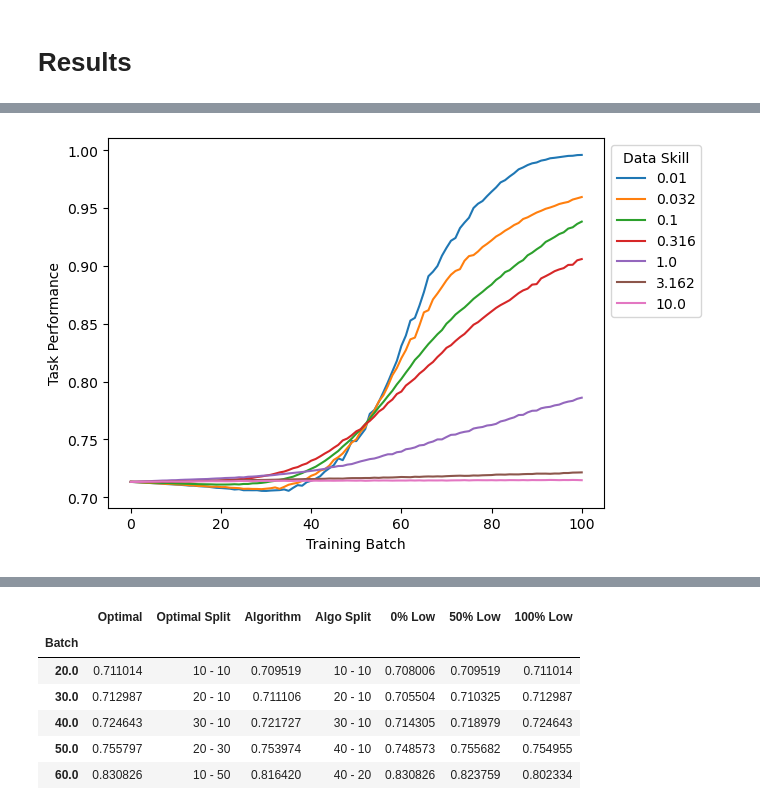
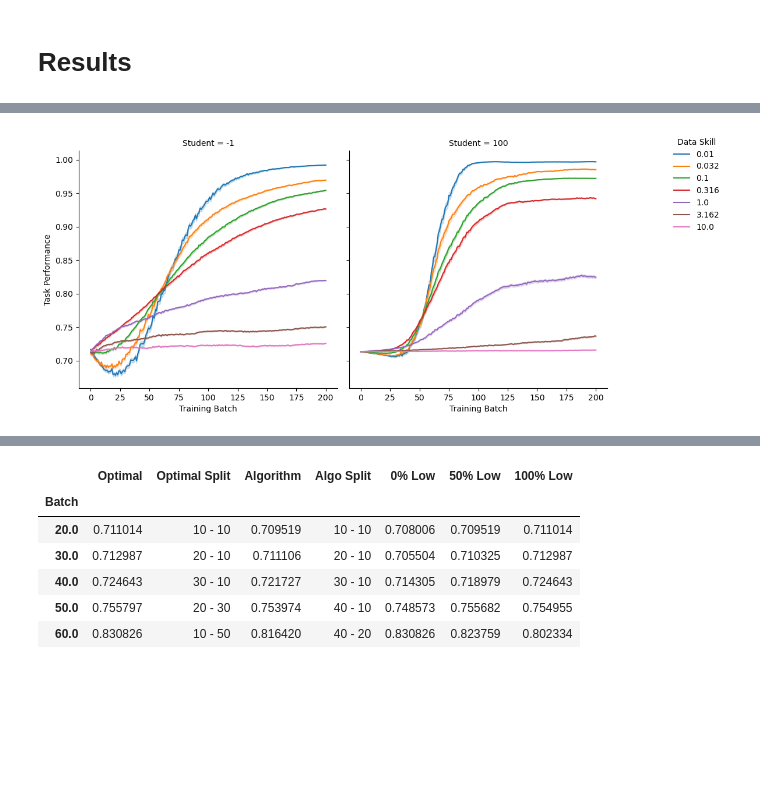
Before and after one commit to saumikn/gymnasium-test, a Jupyter notebook: tree.ipynb, the cells around one changed output, grey strips where cells are left out. Saved outputs shown, nothing was run; the diff lists cells and outputs as text; code cells hidden in the pictures; blank space fills up the shorter version.

```diff
--- a/tree.ipynb
+++ b/tree.ipynb
@@ -539,7 +253,7 @@ Wall time: 9min 28s
 # Results
 # %%
 %%time
-df = pd.read_csv('/storage1/fs1/chien-ju.ho/Active/gym/tree.txt',
+df = pd.read_csv('/storage1/fs1/chien-ju.ho/Active/gym/tree4.txt',
                  names=['Student','Teacher','Pct','Exp','Batch','Perf'],
                  sep = ';')
 df1 = df.groupby(['Student','Teacher','Pct','Batch','Exp']).Perf.mean().reset_index()
@@ -568,29 +281,31 @@ nb = 100
 # %%
-subs['one'] = [str([(k, int(v)) for k,v in i]) for i in [
-    [(0.010, nb)],
-    [(0.032, nb)],
-    [(0.100, nb*3)],
-    [(0.316, nb)],
-    [(1.000, nb)],
-    [(3.162, nb)],
-    [(10.000, nb)],
+subs['one'] = [str([(i, 200)]) for i in [
+    0.010,
+    0.032,
+    0.100,
+    0.316,
+    1.000,
+    3.162,
+    10.000,
 ]]
 
 df2 = df[df.Teacher.isin(subs['one'])]
-df2 = df2[df2.Batch <= 100]
+# df2 = df2[df2.Student==-1]
+df2 = df2[df2.Batch <= 200]
 df2['Teacher'] = df2.Teacher.apply(lambda x: str(eval(x)[0][0]))
 df2 = df2.sort_values('Teacher', key=lambda x: x.astype(float))
+df2 = df2.rename(columns={'Teacher':'Data Skill'})
 with warnings.catch_warnings():
     warnings.simplefilter(action='ignore', category=FutureWarning)
-    ax = sns.lineplot(df2.rename(columns={'Teacher':'Data Skill'}), x='Batch', y='Perf', hue='Data Skill', errorbar=None)
+    ax = sns.relplot(df2, kind='line', col='Student', x='Batch', y='Perf', hue='Data Skill', errorbar='se')
     sns.move_legend(ax, "upper left", bbox_to_anchor=(1, 1))
     ax.set(
         # title='Performance Improvement by Skill Level in Tree-Search Domain',
         xlabel='Training Batch',
         ylabel='Task Performance'
     )
-plt.savefig('images/tree-1.1.pdf', bbox_inches='tight')
-plt.show()
+# plt.savefig('images/tree-1.1.pdf', bbox_inches='tight')
+# plt.show()
 # %% [output]
-[figure, old version]
+[figure, new version]
 # %%
```
Also changed, not shown: parts of 32 cells of this notebook, 13 other files.
